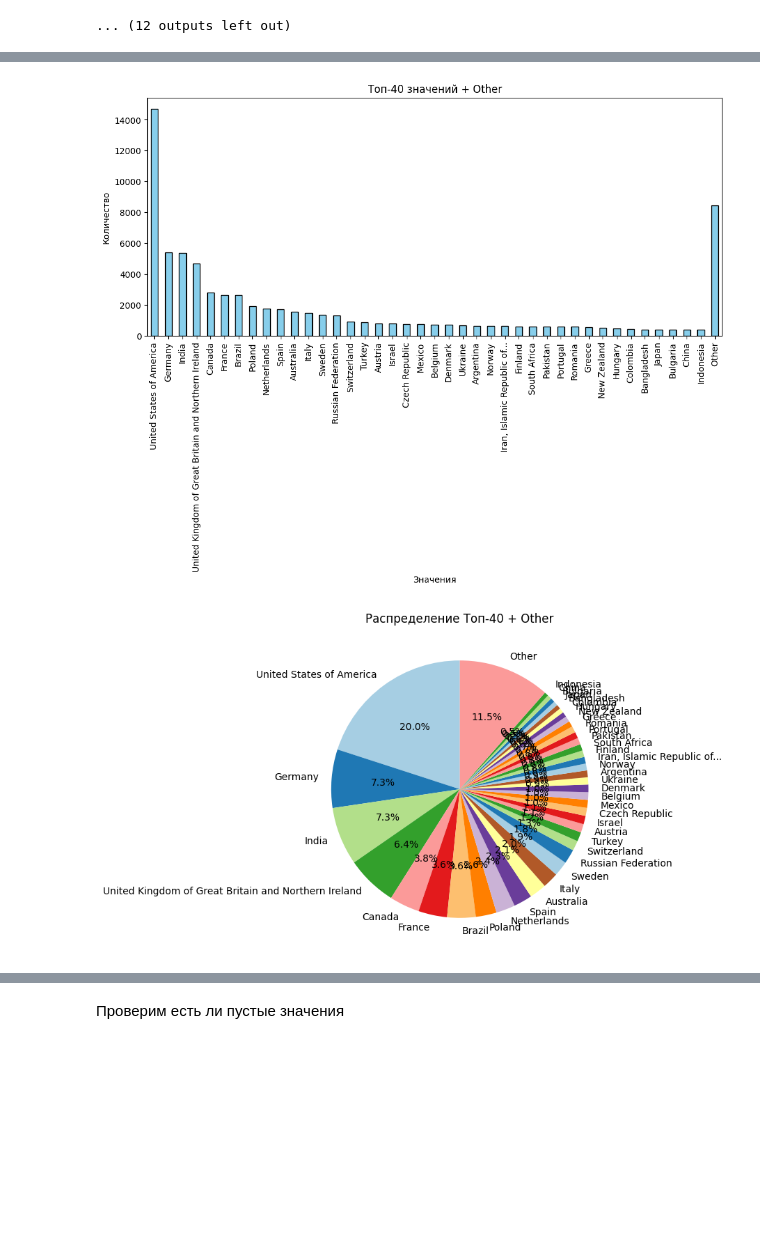
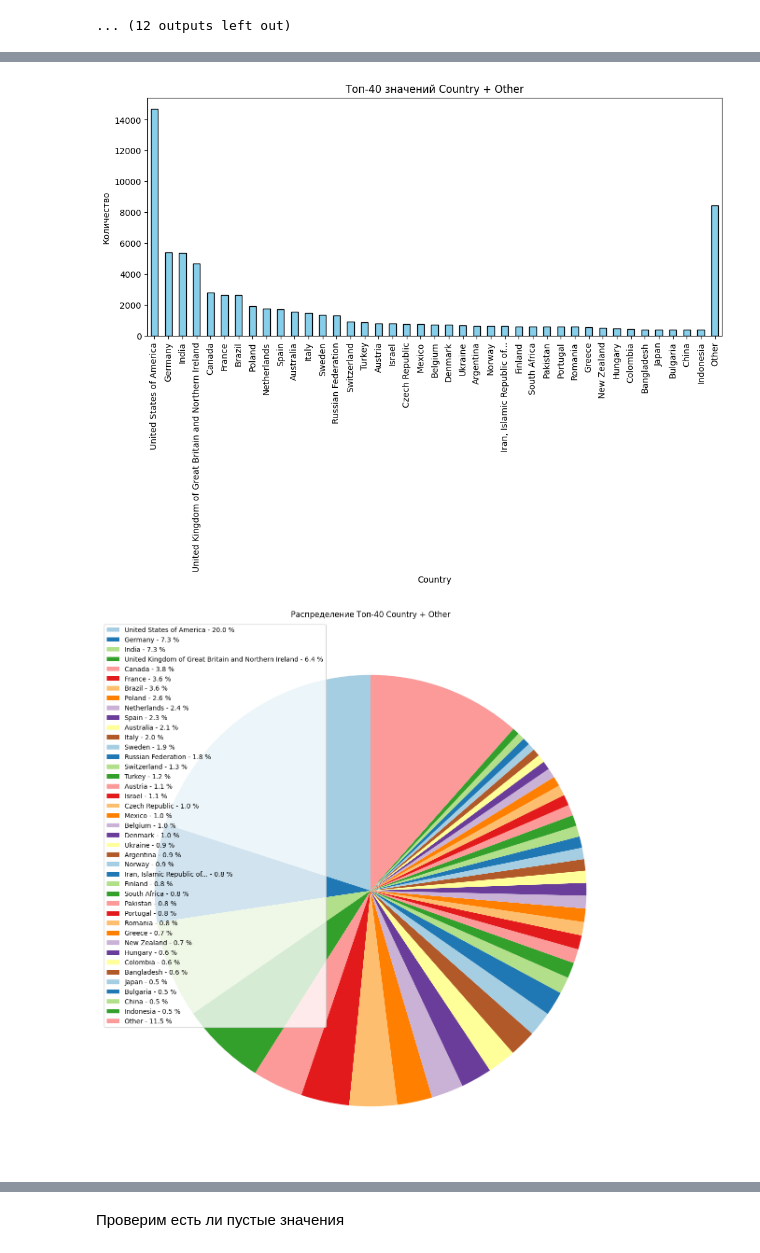
Before and after one commit to Den9p/MO_2, a Jupyter notebook: vers2.ipynb, the cells around one changed output, grey strips where cells are left out. Saved outputs shown, nothing was run; the diff lists cells and outputs as text; code cells hidden in the pictures; blank space fills up the shorter version.

```diff
--- a/vers2.ipynb
+++ b/vers2.ipynb
@@ -242,26 +249,30 @@ plt.show()
 # %%
 value_counts = df['Country'].value_counts()
 
 top_n = 40
 top_values = value_counts.nlargest(top_n)
 other_sum = value_counts.iloc[top_n:].sum()
 
 top_values = pd.concat([top_values, pd.Series({'Other': other_sum})])
 
 plt.figure(figsize=(12, 5))
 top_values.plot(kind='bar', color='skyblue', edgecolor='black')
-plt.xlabel('Значения')
+plt.xlabel('Country')
 plt.ylabel('Количество')
-plt.title(f'Топ-{top_n} значений + Other')
+plt.title(f'Топ-{top_n} значений Country + Other')
 plt.xticks(rotation=90)
 plt.show()
 
-plt.figure(figsize=(6, 6))
-top_values.plot(kind='pie', autopct='%1.1f%%', colors=plt.cm.Paired.colors, startangle=90)
+plt.figure(figsize=(15, 15))
+wedges, texts, autotexts = plt.pie(top_values, autopct='', colors=plt.cm.Paired.colors, startangle=90)
+
+labels = ['{0} - {1:1.1f} %'.format(i, j) for i, j in zip(top_values.index, 100 * top_values / top_values.sum())]
+plt.legend(wedges, labels, loc='best')
+
 plt.ylabel('')
-plt.title(f'Распределение Топ-{top_n} + Other')
+plt.title(f'Распределение Топ-{top_n} Country + Other')
 plt.show()
 # %% [output]
-[figure, old version]
+[figure, new version]
-[figure, old version]
+[figure, new version]
 # %%
```
Also changed, not shown: parts of 23 cells of this notebook.
